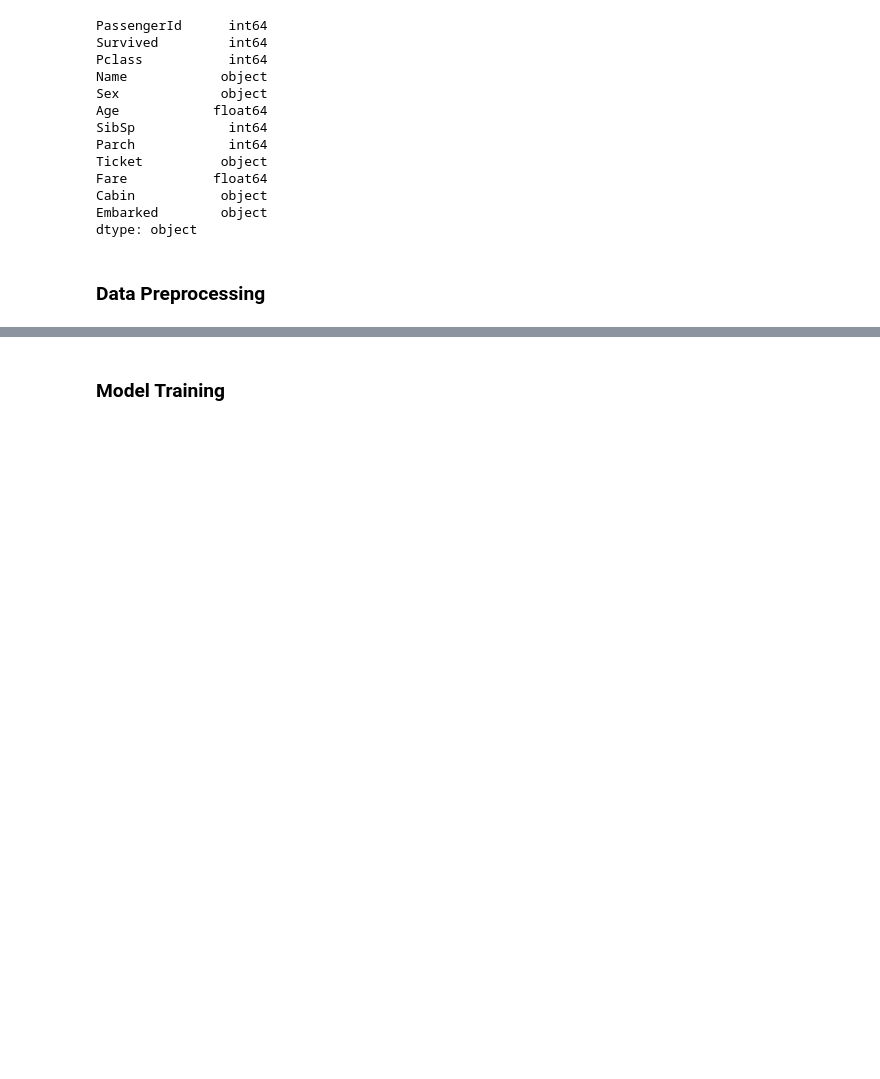
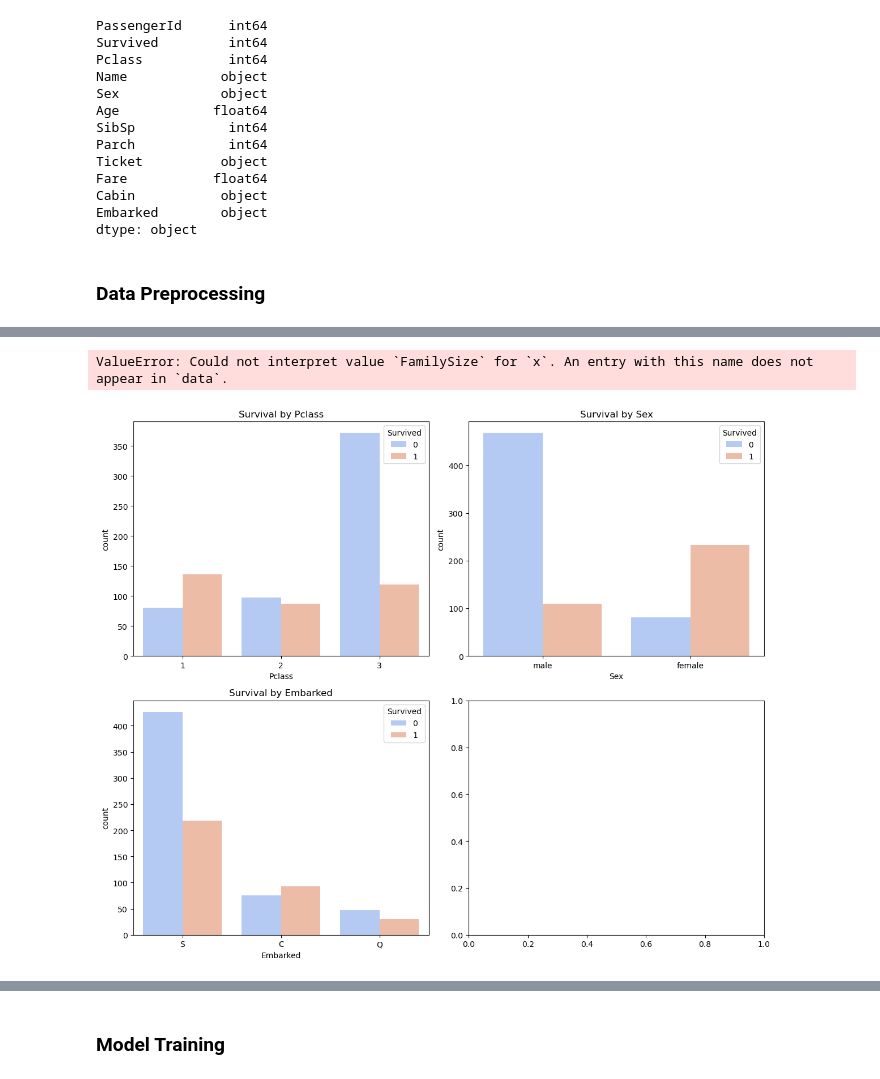
Before and after one commit to Graceyujung/Kaggle, a Jupyter notebook: Kaggle/titanic/titanic.ipynb, the cells around one changed output, grey strips where cells are left out. Saved outputs shown, nothing was run; the diff lists cells and outputs as text; code cells hidden in the pictures; blank space fills up the shorter version.

```diff
--- a/Kaggle/titanic/titanic.ipynb
+++ b/Kaggle/titanic/titanic.ipynb
@@ -45,0 +203,31 @@ dtype: object
+# %%
+# List of categorical columns
+categorical_columns = ['Pclass', 'Sex', 'Embarked', 'FamilySize']
+
+# Count plots for categorical features
+plt.figure(figsize=(12, 10))
+for i, column in enumerate(categorical_columns, 1):
+    plt.subplot(2, 2, i)
+    sns.countplot(x=column, hue='Survived', data=data, palette='coolwarm')
+    plt.title(f'Survival by {column}')
+    plt.tight_layout()
+plt.show()
+
+# Box plots for numerical features like 'Age' and 'Fare'
+plt.figure(figsize=(12, 6))
+
+# Age distribution by Survived
+plt.subplot(1, 2, 1)
+sns.boxplot(x='Survived', y='Age', data=data)
+plt.title('Survival by Age')
+
+# Fare distribution by Survived
+plt.subplot(1, 2, 2)
+sns.boxplot(x='Survived', y='Fare', data=data)
+plt.title('Survival by Fare')
+
+plt.tight_layout()
+plt.show()
+# %% [output]
+ValueError: Could not interpret value `FamilySize` for `x`. An entry with this name does not appear in `data`.
+[figure, added]
```
Also changed, not shown: parts of 23 cells of this notebook.
